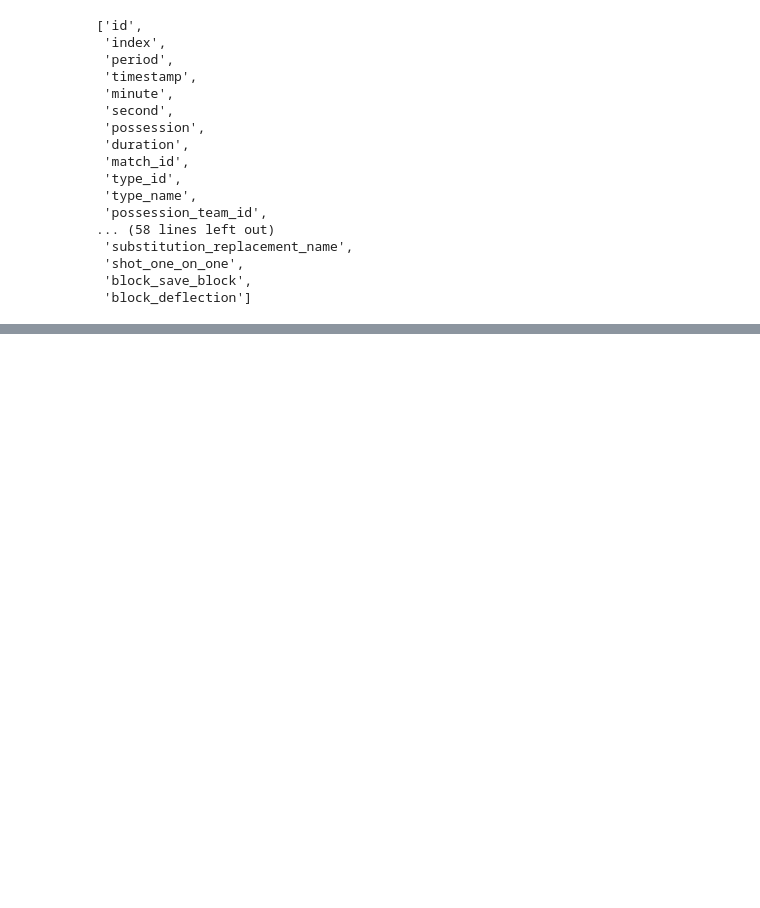
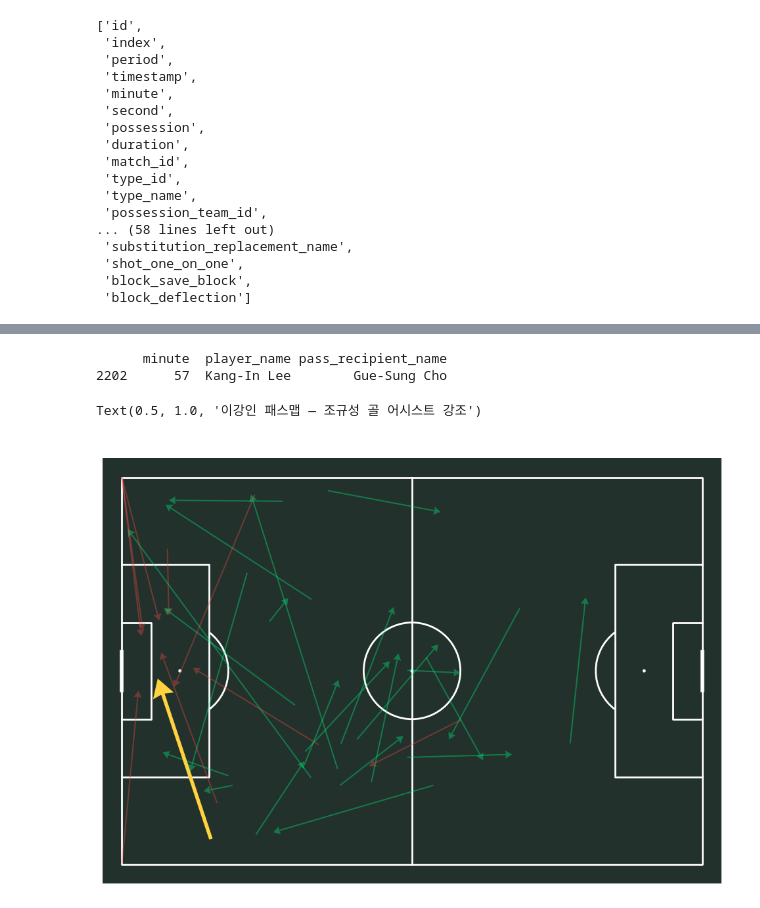
Before and after one commit to 0jyyyyy/Soccer_Lens, a Jupyter notebook: Tactics_lab/World_cup/2022/korea_ghana.ipynb, the cells around one changed output, grey strips where cells are left out. Drawn from its saved outputs; the diff is of its cells as text; code cells hidden in the pictures; blank space fills up the shorter version.

```diff
--- a/Tactics_lab/World_cup/2022/korea_ghana.ipynb
+++ b/Tactics_lab/World_cup/2022/korea_ghana.ipynb
@@ -360,0 +416,28 @@ for idx, row in gn_goals_h1.iterrows():
+# %%
+# 조규성 골로 이어진 크로스 강조
+# 이강인 패스 중 골로 직접 연결된 것만
+lki_assist = lki_passes[lki_passes['pass_goal_assist'] == True]
+print(lki_assist[['minute', 'player_name', 'pass_recipient_name']])
+
+pitch = Pitch(pitch_type='statsbomb', pitch_color='#22312b', line_color='white')
+fig, ax = pitch.draw(figsize=(10, 7))
+
+for idx, row in lki_passes.iterrows():
+    is_assist = row['pass_goal_assist'] == True
+    is_success = pd.isna(row['outcome_name'])
+
+    if is_assist:
+        color, width, alpha, z = '#ffd23f', 4, 1.0, 5   # 골 어시스트: 노란색 굵게, 맨 위에
+    else:
+        color = '#00ff88' if is_success else '#ff4d4d'
+        width, alpha, z = 1.5, 0.35, 2                   # 나머지: 흐리게
+
+    pitch.arrows(120-row['x'], 80-row['y'], 120-row['end_x'], 80-row['end_y'],
+                 color=color, width=width, headwidth=6, ax=ax, alpha=alpha, zorder=z)
+
+ax.set_title("이강인 패스맵 — 조규성 골 어시스트 강조", color='white', fontsize=13)
+# %% [output]
+      minute  player_name pass_recipient_name
+2202      57  Kang-In Lee        Gue-Sung Cho
+Text(0.5, 1.0, '이강인 패스맵 — 조규성 골 어시스트 강조')
+[figure, added]
```
Also changed, not shown: parts of 5 cells of this notebook.
